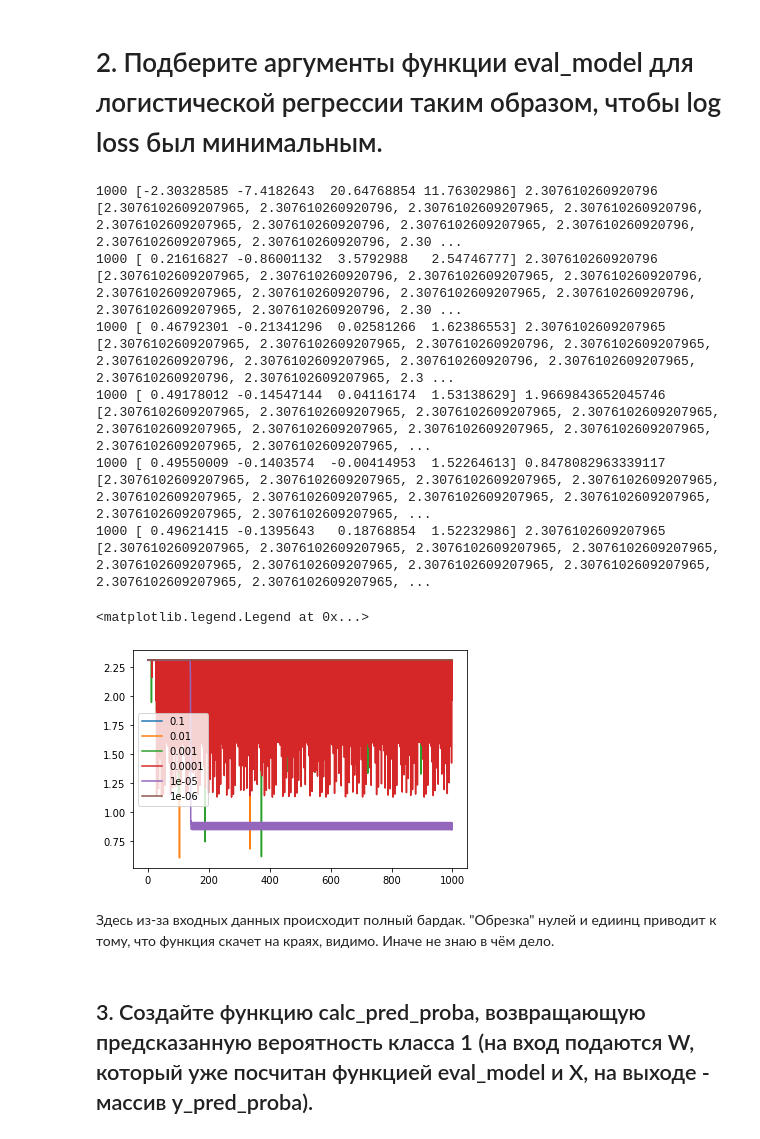
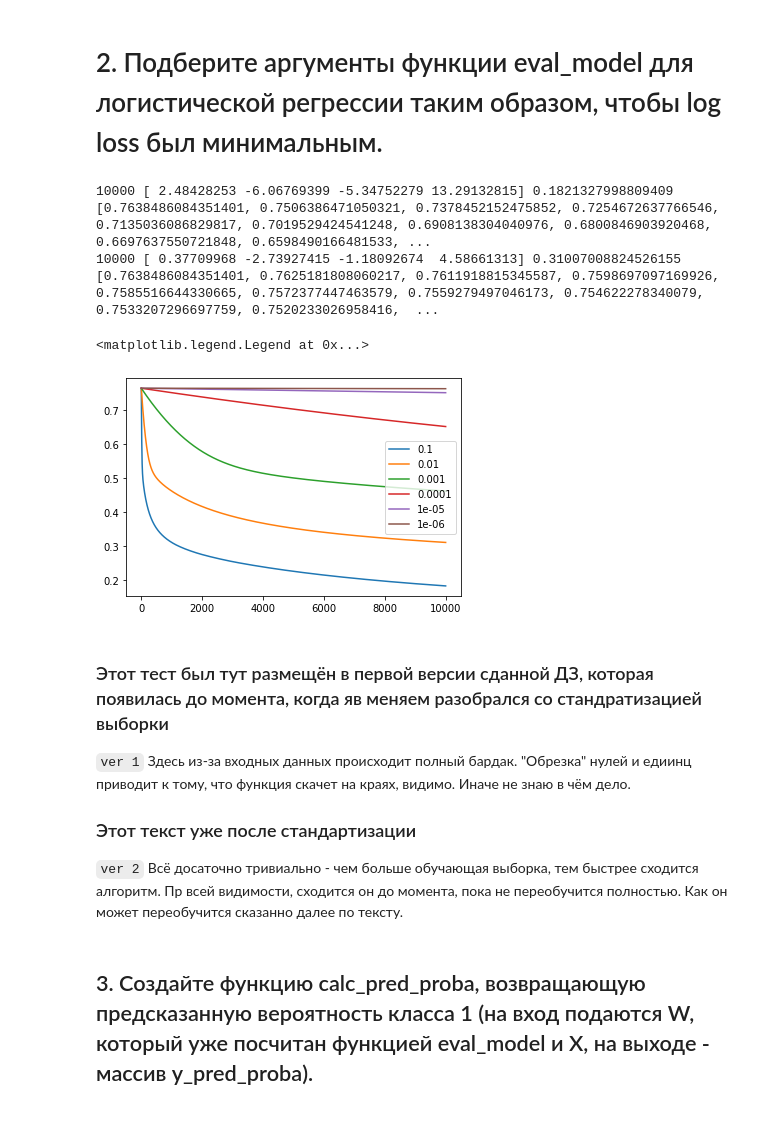
Before and after one commit to ShadarRim/gbalg, a Jupyter notebook: Les3HW.ipynb, the cells around one changed output. Saved outputs shown, nothing was run; the diff lists cells and outputs as text; code cells hidden in the pictures.

```diff
--- a/Les3HW.ipynb
+++ b/Les3HW.ipynb
@@ -22,6 +22,16 @@ X = np.array([[1, 1, 1, 1, 1, 1, 1, 1, 1, 1],
                1, 3, 3, 1, 2]], dtype = np.float64)
 
 y = np.array([0, 0, 1, 0, 1, 0, 1, 0, 1, 1], dtype = np.float64)
+# %%
+def std_transform(X):
+  X_transformed = X[1:, ].copy()
+  X_m = X_transformed.mean(axis=1).reshape(X_transformed.shape[0], 1)
+  X_st = X_transformed.std(axis=1).reshape(X_transformed.shape[0], 1)
+
+  X_transformed = (X_transformed - X_m) / X_st
+  X_transformed = np.vstack([np.ones(X_transformed.shape[1]), X_transformed])
+
+  return X_transformed
 # %%
 def sigmoid(z):
     res = 1 / (1 + np.exp(-z))
@@ -47,30 +57,28 @@ def eval_model(X, y, iterations, alpha=1e-4):
         print(i, W, err)
     return errors, weights
 # %%
+X = std_transform(X)
+
 for a in [0.1, 1e-2, 1e-3, 1e-4, 1e-5, 1e-6]:
   #err, _ = eval_model_new(X, y, alpha = a)
-  err, _ = eval_model(X, y, 1000, a)
+  err, _ = eval_model(X, y, 10000, a)
   print(err)
   plt.plot(err, label=a)
 
 plt.legend()
 # %% [output]
-1000 [-2.30328585 -7.4182643  20.64768854 11.76302986] 2.307610260920796
-[2.3076102609207965, 2.307610260920796, 2.3076102609207965, 2.307610260920796, 2.3076102609207965, 2.307610260920796, 2.3076102609207965, 2.307610260920796, 2.3076102609207965, 2.307610260920796, 2.30 ...
-1000 [ 0.21616827 -0.86001132  3.5792988   2.54746777] 2.307610260920796
-[2.3076102609207965, 2.307610260920796, 2.3076102609207965, 2.307610260920796, 2.3076102609207965, 2.307610260920796, 2.3076102609207965, 2.307610260920796, 2.3076102609207965, 2.307610260920796, 2.30 ...
-1000 [ 0.46792301 -0.21341296  0.02581266  1.62386553] 2.3076102609207965
-[2.3076102609207965, 2.3076102609207965, 2.307610260920796, 2.3076102609207965, 2.307610260920796, 2.3076102609207965, 2.307610260920796, 2.3076102609207965, 2.307610260920796, 2.3076102609207965, 2.3 ...
-1000 [ 0.49178012 -0.14547144  0.04116174  1.53138629] 1.9669843652045746
-[2.3076102609207965, 2.3076102609207965, 2.3076102609207965, 2.3076102609207965, 2.3076102609207965, 2.3076102609207965, 2.3076102609207965, 2.3076102609207965, 2.3076102609207965, 2.3076102609207965, ...
-1000 [ 0.49550009 -0.1403574  -0.00414953  1.52264613] 0.8478082963339117
-[2.3076102609207965, 2.3076102609207965, 2.3076102609207965, 2.3076102609207965, 2.3076102609207965, 2.3076102609207965, 2.3076102609207965, 2.3076102609207965, 2.3076102609207965, 2.3076102609207965, ...
-1000 [ 0.49621415 -0.1395643   0.18768854  1.52232986] 2.3076102609207965
-[2.3076102609207965, 2.3076102609207965, 2.3076102609207965, 2.3076102609207965, 2.3076102609207965, 2.3076102609207965, 2.3076102609207965, 2.3076102609207965, 2.3076102609207965, 2.3076102609207965, ...
+10000 [ 2.48428253 -6.06769399 -5.34752279 13.29132815] 0.1821327998809409
+[0.7638486084351401, 0.7506386471050321, 0.7378452152475852, 0.7254672637766546, 0.7135036086829817, 0.7019529424541248, 0.6908138304040976, 0.6800846903920468, 0.6697637550721848, 0.6598490166481533, ...
+10000 [ 0.37709968 -2.73927415 -1.18092674  4.58661313] 0.31007008824526155
+[0.7638486084351401, 0.7625181808060217, 0.7611918815345587, 0.7598697097169926, 0.7585516644330665, 0.7572377447463579, 0.7559279497046173, 0.754622278340079, 0.7533207296697759, 0.7520233026958416,  ...
 <matplotlib.legend.Legend at 0x...>
-[figure, old version]
+[figure, new version]
 # %% [markdown]
-Здесь из-за входных данных происходит полный бардак. "Обрезка" нулей и едиинц приводит к тому, что функция скачет на краях, видимо. Иначе не знаю в чём дело.
+### Этот тест был тут размещён в первой версии сданной ДЗ, которая появилась до момента, когда яв меняем разобрался со стандратизацией выборки
+`ver 1` Здесь из-за входных данных происходит полный бардак. "Обрезка" нулей и едиинц приводит к тому, что функция скачет на краях, видимо. Иначе не знаю в чём дело.
+
+### Этот текст уже после стандартизации
+`ver 2` Всё досаточно тривиально - чем больше обучающая выборка, тем быстрее сходится алгоритм. Пр всей видимости, сходится он до момента, пока не переобучится полностью. Как он может переобучится сказанно далее по тексту.
 # %% [markdown]
 ## 3. Создайте функцию calc_pred_proba, возвращающую предсказанную вероятность класса 1 (на вход подаются W, который уже посчитан функцией eval_model и X, на выходе - массив y_pred_proba).
 # %%
```
